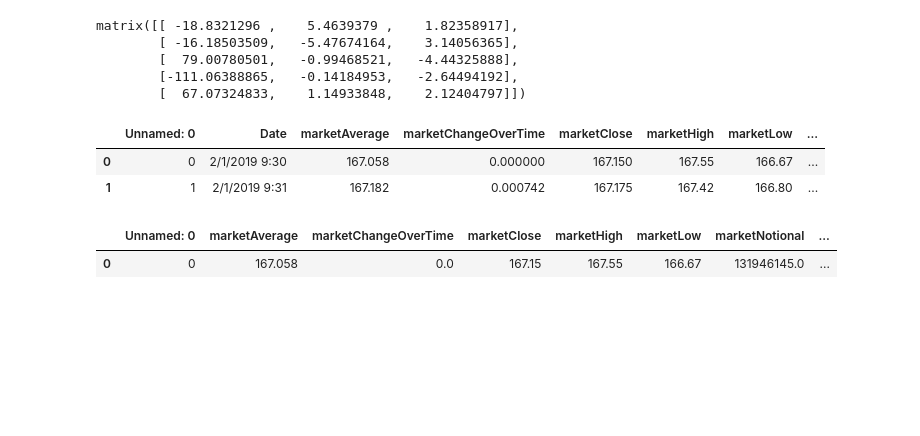
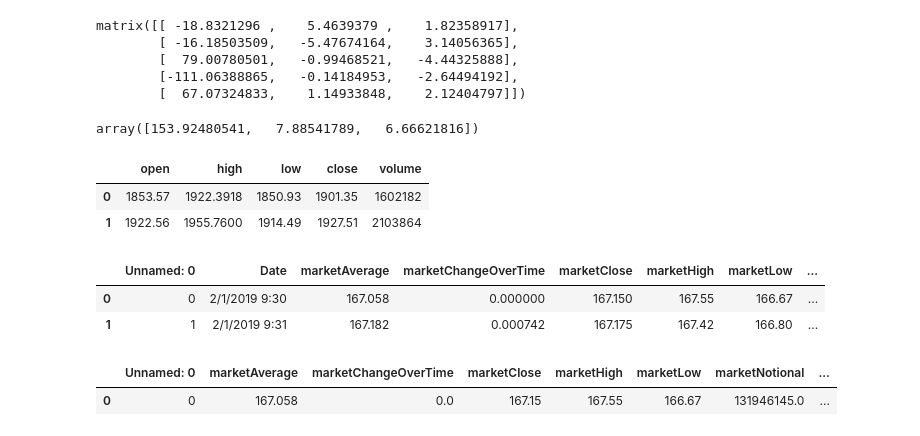
Before and after one commit to Shaif95/Financial-Data-Science, a Jupyter notebook: Q2/nSVA.ipynb, the cells around one changed output. Cells and saved outputs as stored; diff of their text form; code cells hidden in the pictures; blank space fills up the shorter version.

```diff
--- a/Q2/nSVA.ipynb
+++ b/Q2/nSVA.ipynb
@@ -184,8 +180,18 @@ matrix([[ -18.8321296 ,    5.4639379 ,    1.82358917],
         [  79.00780501,   -0.99468521,   -4.44325888],
         [-111.06388865,   -0.14184953,   -2.64494192],
         [  67.07324833,    1.14933848,    2.12404797]])
+# %%
+Sigma
+# %% [output]
+array([153.92480541,   7.88541789,   6.66621816])
 # %%
 GOOG_df = pd.read_csv('fintech_quiz_1/goog2.csv')
+GOOG_df = GOOG_df.iloc[:, [1,2,3,4,5]]
+GOOG_df.head(2)
+# %% [output]
+|  | open | high | low | close | volume |
+| 0 | 1853.57 | 1922.3918 | 1850.93 | 1901.35 | 1602182 |
+| 1 | 1922.56 | 1955.7600 | 1914.49 | 1927.51 | 2103864 |
 # %%
 #dataread
 
```
Also changed, not shown: parts of 4 cells of this notebook, 11 other files.
